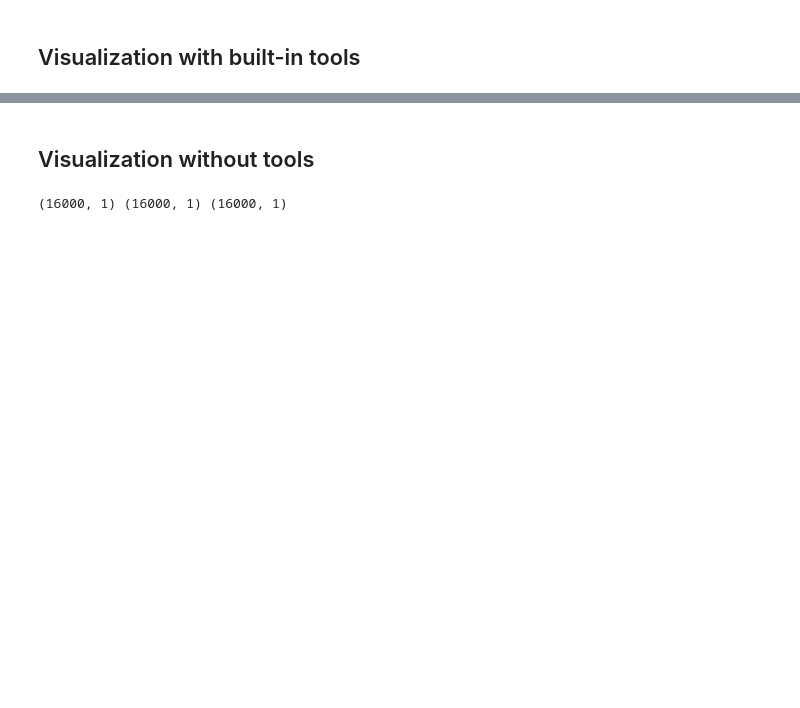
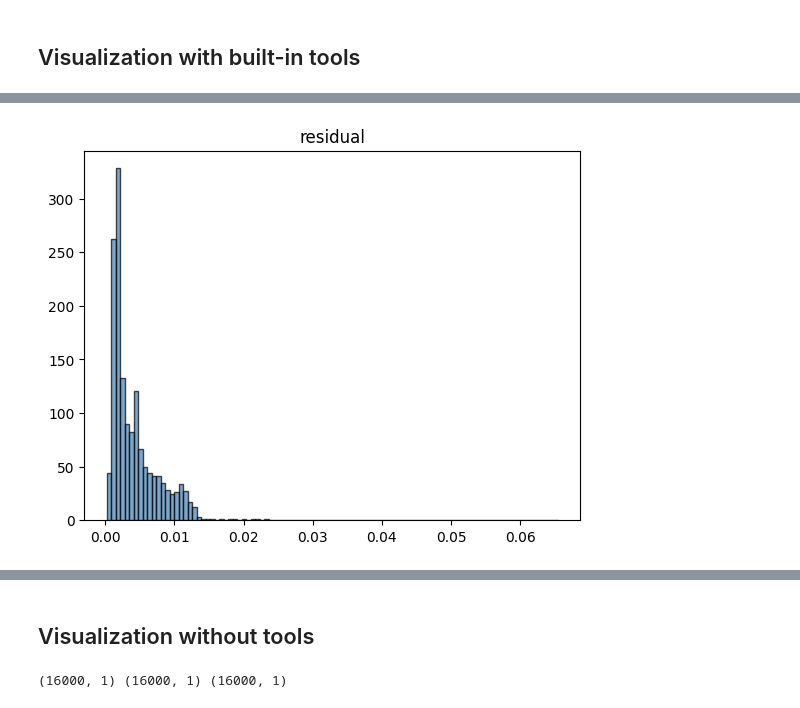
Before and after one commit to YoYo-XYZ/PINNs-for-NVS-fluid, a Jupyter notebook: examples/channel_new_flow.ipynb, the cells around one changed output, grey strips where cells are left out. Saved outputs shown, nothing was run; the diff lists cells and outputs as text; code cells hidden in the pictures; blank space fills up the shorter version.

Commit message:
complete main utility of Visualization and make demo for 2d channel flow

```diff
--- a/examples/channel_new_flow.ipynb
+++ b/examples/channel_new_flow.ipynb
@@ -91,18 +90,15 @@ def calc_loss(model):
     #bc_loss
     bc_loss = 0
     for i, bc in enumerate(boundary_conditions_list):
-        weight = 1
-        if i==2:
-            weight = 2
-        bc_loss += weight*bc.calc_loss(model, loss_fn)
+        bc_loss += bc.calc_loss(model, loss_fn)
 
     #pde_loss
     pde_loss = area_physics_bound.calc_loss(model)
 
     #total_loss
-    total_loss = bc_loss + 3*pde_loss
+    total_loss = bc_loss + pde_loss
 
     return {"bc_loss": bc_loss, "pde_loss": pde_loss, "total_loss": total_loss}
 # %%
-model1 = NetworkTrainer.train_adam(model=model0, calc_loss=calc_loss, learning_rate=0.001, epochs=1500**0, print_every=100)
+model1 = NetworkTrainer.train_adam(model=model0, calc_loss=calc_loss, learning_rate=0.001, epochs=1000, print_every=100)
 # %% [output]
@@ -125,5 +130,5 @@ def random_sampling():
         bc.sampling_collocation_points(sampling_resolution_list[i],True)
     area_physics_bound.sampling_collocation_points(100,True)
 # %%
-model2 = NetworkTrainer.train_adam(model=model1, calc_loss=calc_loss, learning_rate=0.0005, epochs=2000**0, print_every=100)
+model2 = NetworkTrainer.train_adam(model=model1, calc_loss=calc_loss, learning_rate=0.0005, epochs=2000, print_every=100)
 # %% [output]
@@ -142,0 +175,5 @@ fig_output = visual_model.colorplot_all()
+# %%
+residual_plot = visual_model.plot_residual_distribution()
+residual_plot.savefig('residual.png')
+# %% [output]
+[figure, added]
```
Also changed, not shown: parts of 9 cells of this notebook, 4 other files.
